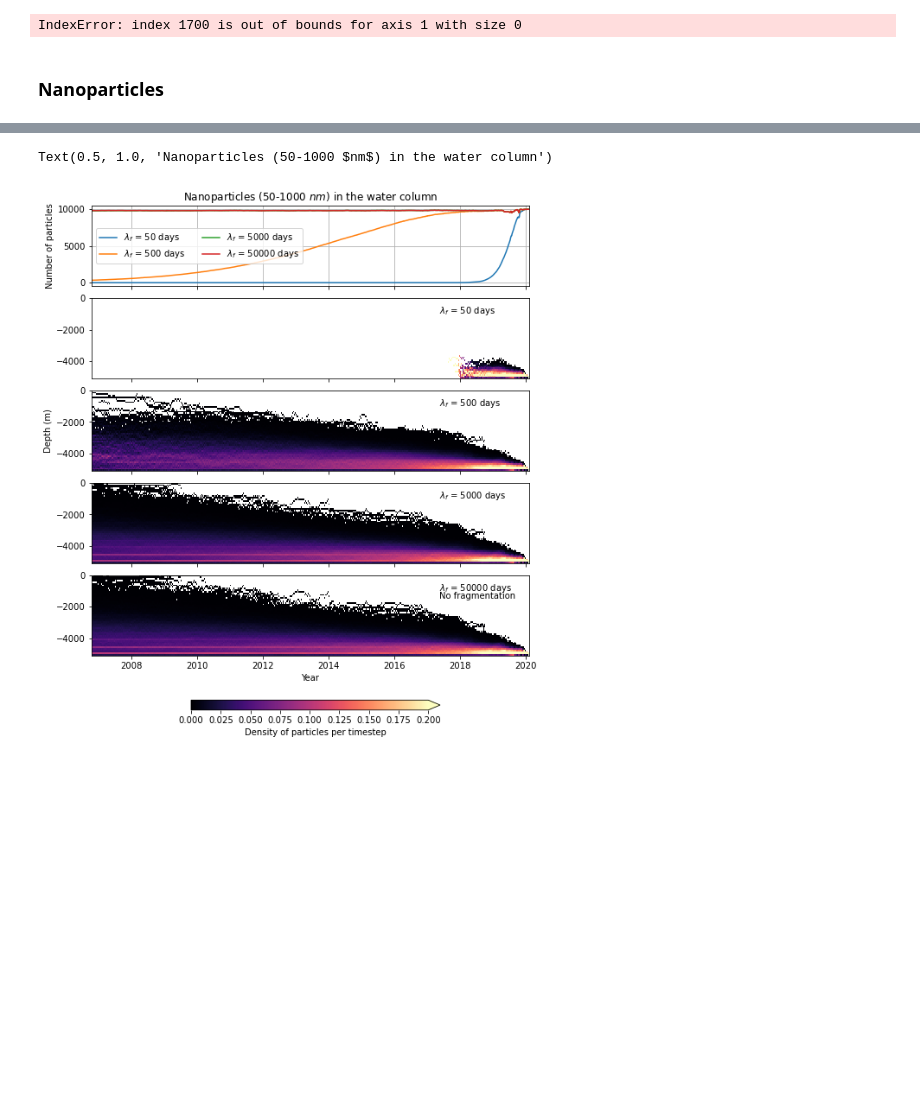
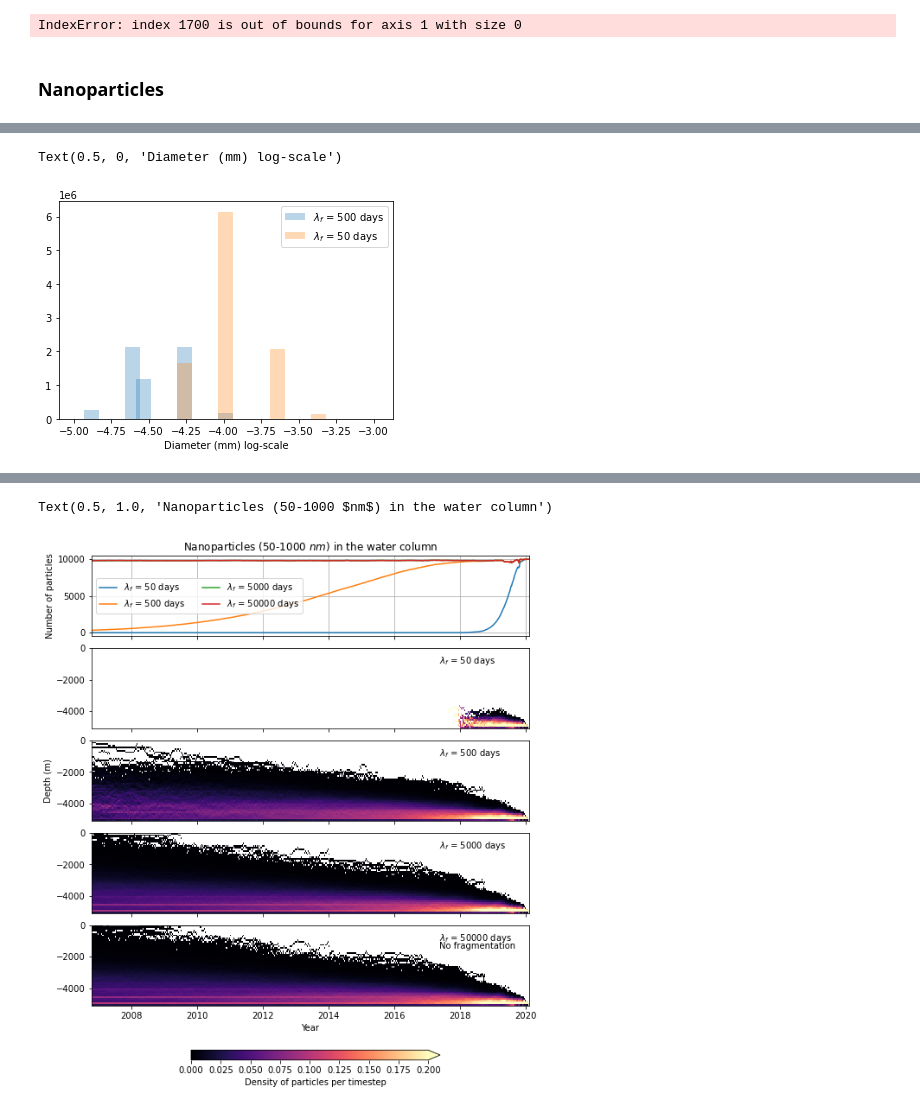
Before and after one commit to OceanParcels/Backtracking_Abyssal_Nanoplastics, a Jupyter notebook: notebooks/zarr_outputs.ipynb, the cells around one changed output, grey strips where cells are left out. Drawn from its saved outputs; the diff is of its cells as text; code cells hidden in the pictures; blank space fills up the shorter version.

```diff
--- a/notebooks/zarr_outputs.ipynb
+++ b/notebooks/zarr_outputs.ipynb
@@ -320,0 +379,21 @@ np.histogram()
+# %%
+sim = xr.open_zarr(f'/storage/shared/oceanparcels/output_data/data_Claudio/set_17/set17_500.zarr')
+sim = sim.compute()
+
+k = np.where(sim['z'][:,-10] < 50)[0]
+size_dist_500, binss = np.histogram(sim['diameter'][k,-10], bins=np.logspace(-5, -3, 30))
+
+
+sim = xr.open_zarr(f'/storage/shared/oceanparcels/output_data/data_Claudio/set_17/set17_50.zarr')
+sim = sim.compute()
+
+k = np.where(sim['z'][:,1500] < 50)[0]
+size_dist_50, binss = np.histogram(sim['diameter'][k,-10], bins=np.logspace(-5, -3, 30))
+# %%
+plt.bar(np.log10(binss[0:-1]), size_dist_500*1000, align='edge', alpha=0.3, label=r'$\lambda_f$ = 500 days', width=0.1)
+plt.bar(np.log10(binss[0:-1]), size_dist_50*1000, align='edge', alpha=0.3, label=r'$\lambda_f$ = 50 days', width=0.1)
+plt.legend()
+plt.xlabel('Diameter (mm) log-scale')
+# %% [output]
+Text(0.5, 0, 'Diameter (mm) log-scale')
+[figure, added]
```
Also changed, not shown: parts of 27 cells of this notebook, 1 other file.
